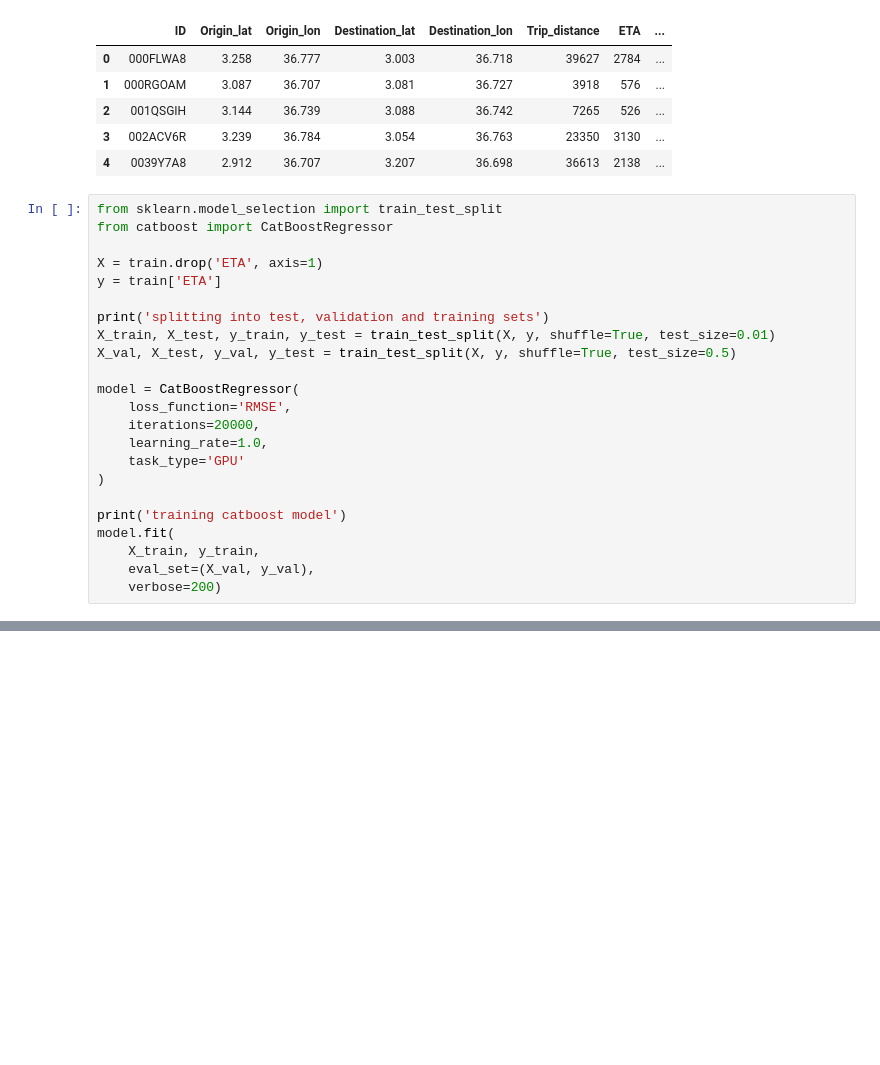
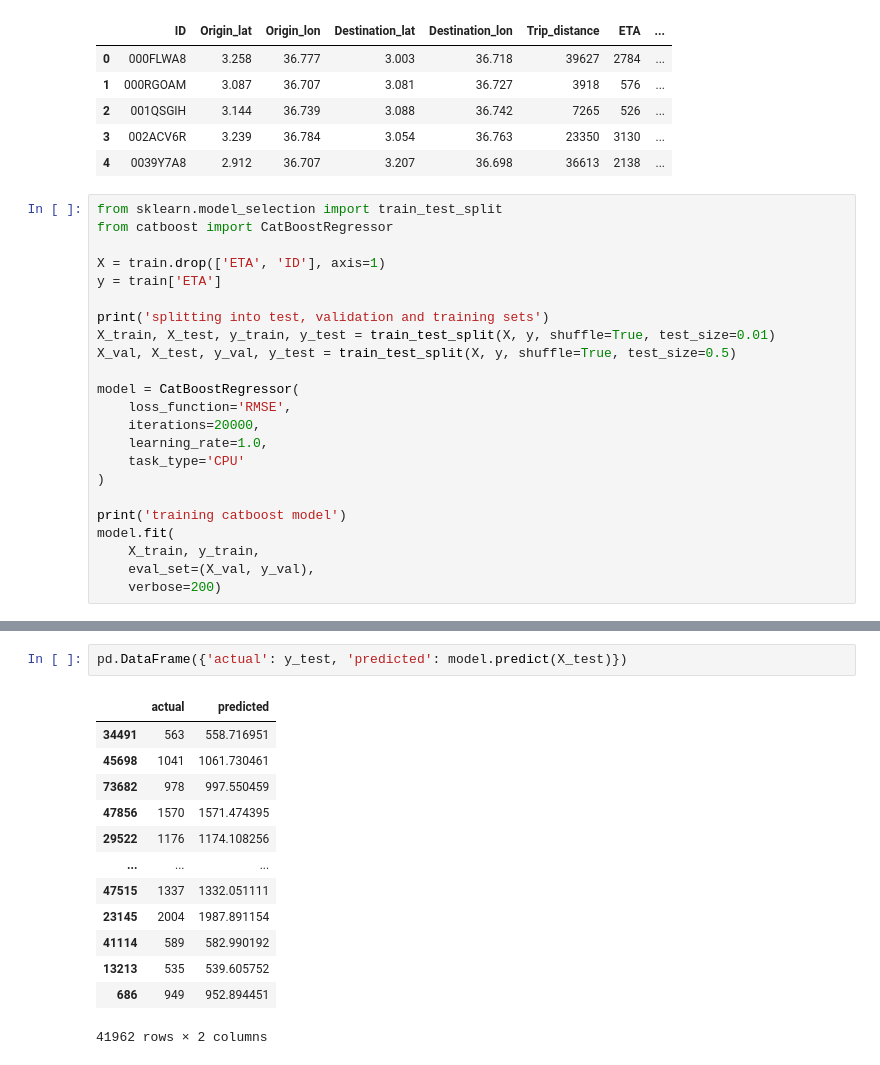
Before and after one commit to TaahirBhorat/Zindi-Hack-Yassir, a Jupyter notebook: Catboost.ipynb, the cells around one changed output, grey strips where cells are left out. Saved outputs shown, nothing was run; the diff lists cells and outputs as text; blank space fills up the shorter version.

```diff
--- a/Catboost.ipynb
+++ b/Catboost.ipynb
@@ -94,7 +94,7 @@ train.head()
 from sklearn.model_selection import train_test_split
 from catboost import CatBoostRegressor
 
-X = train.drop('ETA', axis=1)
+X = train.drop(['ETA', 'ID'], axis=1)
 y = train['ETA']
 
 print('splitting into test, validation and training sets')
@@ -105,7 +105,7 @@ model = CatBoostRegressor(
     loss_function='RMSE',
     iterations=20000,
     learning_rate=1.0,
-    task_type='GPU'
+    task_type='CPU'
 )
 
 print('training catboost model')
@@ -117,0 +135,16 @@ ModuleNotFoundError: ignored
+# %%
+pd.DataFrame({'actual': y_test, 'predicted': model.predict(X_test)})
+# %% [output]
+|  | actual | predicted |
+| 34491 | 563 | 558.716951 |
+| 45698 | 1041 | 1061.730461 |
+| 73682 | 978 | 997.550459 |
+| 47856 | 1570 | 1571.474395 |
+| 29522 | 1176 | 1174.108256 |
+| ... | ... | ... |
+| 47515 | 1337 | 1332.051111 |
+| 23145 | 2004 | 1987.891154 |
+| 41114 | 589 | 582.990192 |
+| 13213 | 535 | 539.605752 |
+| 686 | 949 | 952.894451 |
+41962 rows × 2 columns
```
Also changed, not shown: parts of 3 cells of this notebook.
